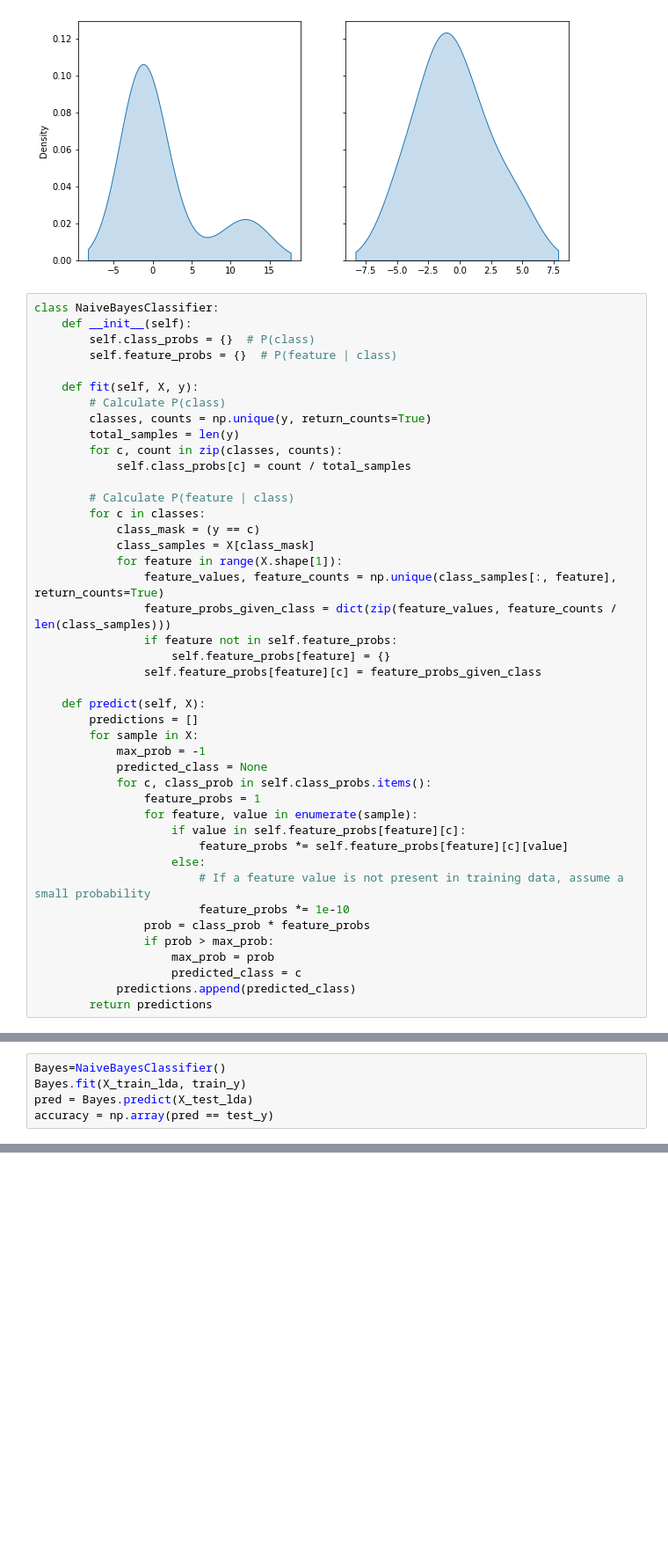
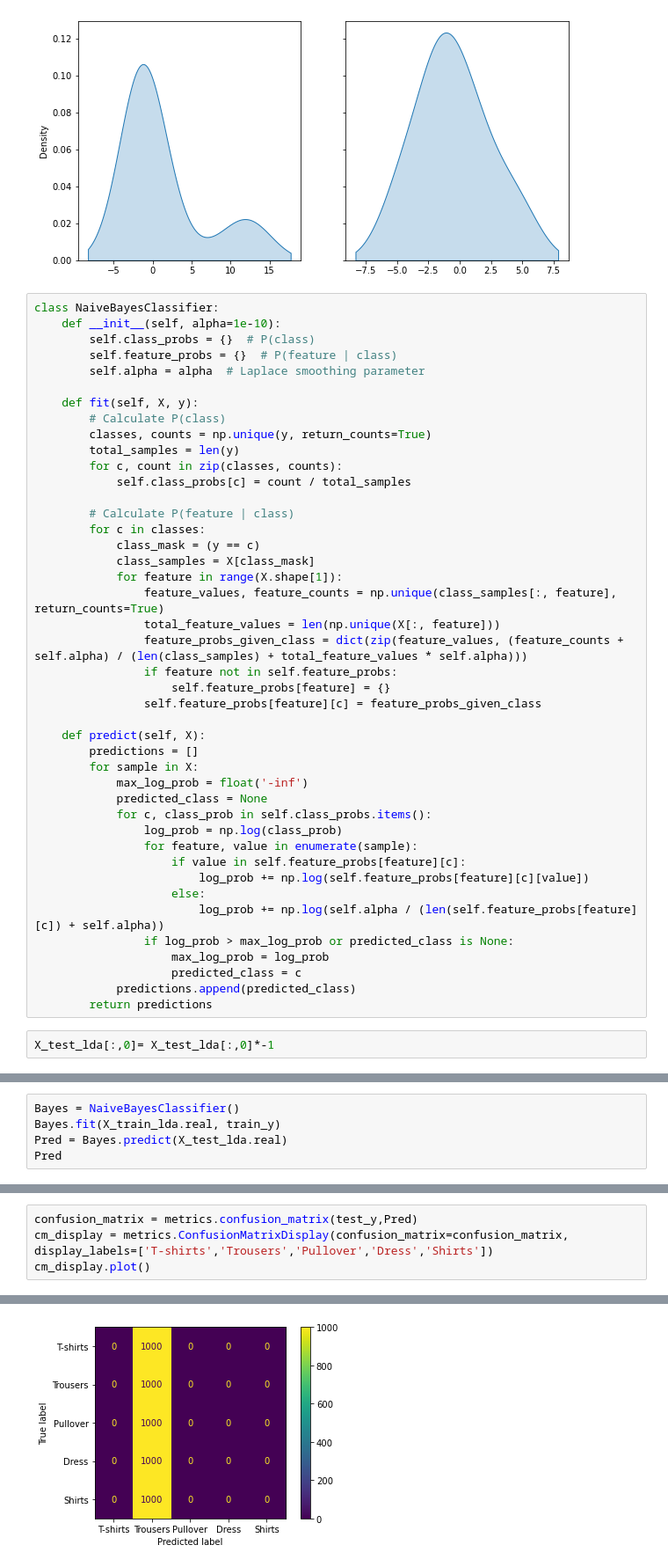
Before and after one commit to JBH010/ML-project, a Jupyter notebook: LDA_hardcode.ipynb, the cells around one changed output, grey strips where cells are left out. Shown at 88% size. Drawn from its saved outputs; the diff is of its cells as text; blank space fills up the shorter version.

```diff
--- a/LDA_hardcode.ipynb
+++ b/LDA_hardcode.ipynb
@@ -126,9 +130,10 @@ sns.kdeplot(x=X_2, ax=axs[1], fill = True, bw_method= 1/2, cut = 0)
 [figure]
 # %%
 class NaiveBayesClassifier:
-    def __init__(self):
+    def __init__(self, alpha=1e-10):
         self.class_probs = {}  # P(class)
         self.feature_probs = {}  # P(feature | class)
+        self.alpha = alpha  # Laplace smoothing parameter
 
     def fit(self, X, y):
         # Calculate P(class)
@@ -143,7 +148,8 @@ class NaiveBayesClassifier:
             class_samples = X[class_mask]
             for feature in range(X.shape[1]):
                 feature_values, feature_counts = np.unique(class_samples[:, feature], return_counts=True)
-                feature_probs_given_class = dict(zip(feature_values, feature_counts / len(class_samples)))
+                total_feature_values = len(np.unique(X[:, feature]))
+                feature_probs_given_class = dict(zip(feature_values, (feature_counts + self.alpha) / (len(class_samples) + total_feature_values * self.alpha)))
                 if feature not in self.feature_probs:
                     self.feature_probs[feature] = {}
                 self.feature_probs[feature][c] = feature_probs_given_class
@@ -151,19 +157,19 @@ class NaiveBayesClassifier:
     def predict(self, X):
         predictions = []
         for sample in X:
-            max_prob = -1
+            max_log_prob = float('-inf')
             predicted_class = None
             for c, class_prob in self.class_probs.items():
-                feature_probs = 1
+                log_prob = np.log(class_prob)
                 for feature, value in enumerate(sample):
                     if value in self.feature_probs[feature][c]:
-                        feature_probs *= self.feature_probs[feature][c][value]
+                        log_prob += np.log(self.feature_probs[feature][c][value])
                     else:
-                        # If a feature value is not present in training data, assume a small probability
-                        feature_probs *= 1e-10
-                prob = class_prob * feature_probs
-                if prob > max_prob:
-                    max_prob = prob
+                        log_prob += np.log(self.alpha / (len(self.feature_probs[feature][c]) + self.alpha))
+                if log_prob > max_log_prob or predicted_class is None:
+                    max_log_prob = log_prob
                     predicted_class = c
             predictions.append(predicted_class)
         return predictions
+# %%
+X_test_lda[:,0]= X_test_lda[:,0]*-1
@@ -170,5 +178,5 @@ class NaiveBayesClassifier:
 # %%
-Bayes=NaiveBayesClassifier()
-Bayes.fit(X_train_lda, train_y)
-pred = Bayes.predict(X_test_lda)
-accuracy = np.array(pred == test_y)
+Bayes = NaiveBayesClassifier()
+Bayes.fit(X_train_lda.real, train_y)
+Pred = Bayes.predict(X_test_lda.real)
+Pred
@@ -178,0 +201,5 @@ array([0.2])
+# %%
+confusion_matrix = metrics.confusion_matrix(test_y,Pred)
+cm_display = metrics.ConfusionMatrixDisplay(confusion_matrix=confusion_matrix, display_labels=['T-shirts','Trousers','Pullover','Dress','Shirts'])
+cm_display.plot()
+# %% [output]
@@ -178,0 +207 @@ array([0.2])
+[figure, added]
```
Also changed, not shown: parts of 6 cells of this notebook.
